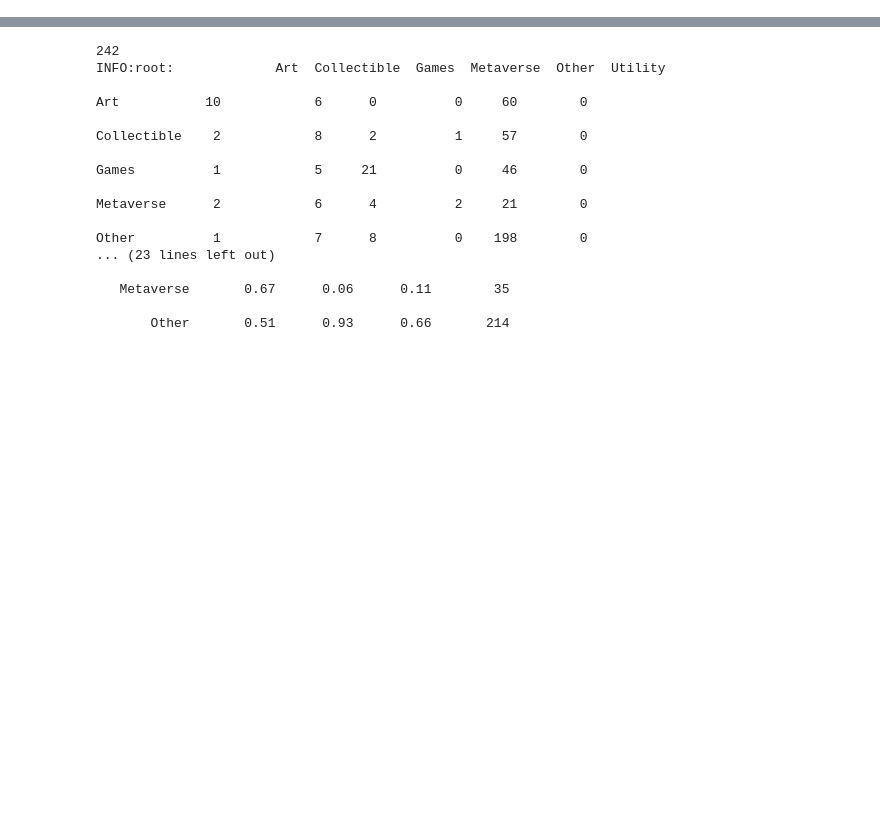
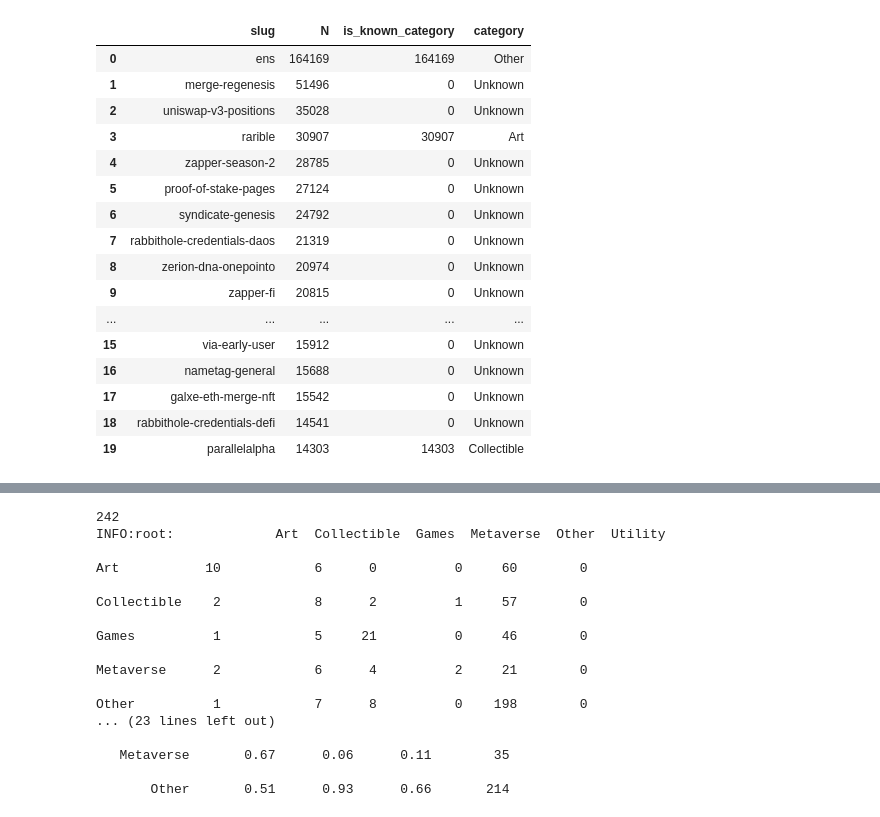
Before and after one commit to exilespacer/IS808_adv_DS_lab, a Jupyter notebook: NFT_categorizer/log_analyzer.ipynb, the cells around one changed output, grey strips where cells are left out. Cells and saved outputs as stored; diff of their text form; code cells hidden in the pictures; blank space fills up the shorter version.

```diff
--- a/NFT_categorizer/log_analyzer.ipynb
+++ b/NFT_categorizer/log_analyzer.ipynb
@@ -5,0 +64,20 @@
+# %%
+x.head(20)
+# %% [output]
+|  | slug | N | is_known_category | category |
+| 0 | ens | 164169 | 164169 | Other |
+| 1 | merge-regenesis | 51496 | 0 | Unknown |
+| 2 | uniswap-v3-positions | 35028 | 0 | Unknown |
+| 3 | rarible | 30907 | 30907 | Art |
+| 4 | zapper-season-2 | 28785 | 0 | Unknown |
+| 5 | proof-of-stake-pages | 27124 | 0 | Unknown |
+| 6 | syndicate-genesis | 24792 | 0 | Unknown |
+| 7 | rabbithole-credentials-daos | 21319 | 0 | Unknown |
+| 8 | zerion-dna-onepointo | 20974 | 0 | Unknown |
+| 9 | zapper-fi | 20815 | 0 | Unknown |
+| ... | ... | ... | ... | ... |
+| 15 | via-early-user | 15912 | 0 | Unknown |
+| 16 | nametag-general | 15688 | 0 | Unknown |
+| 17 | galxe-eth-merge-nft | 15542 | 0 | Unknown |
+| 18 | rabbithole-credentials-defi | 14541 | 0 | Unknown |
+| 19 | parallelalpha | 14303 | 14303 | Collectible |
```
Also changed, not shown: parts of 24 cells of this notebook, 1 other file.
